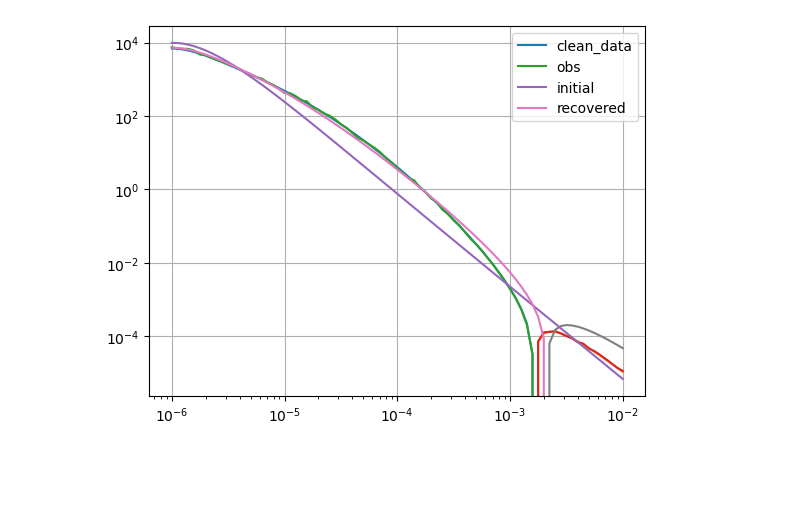
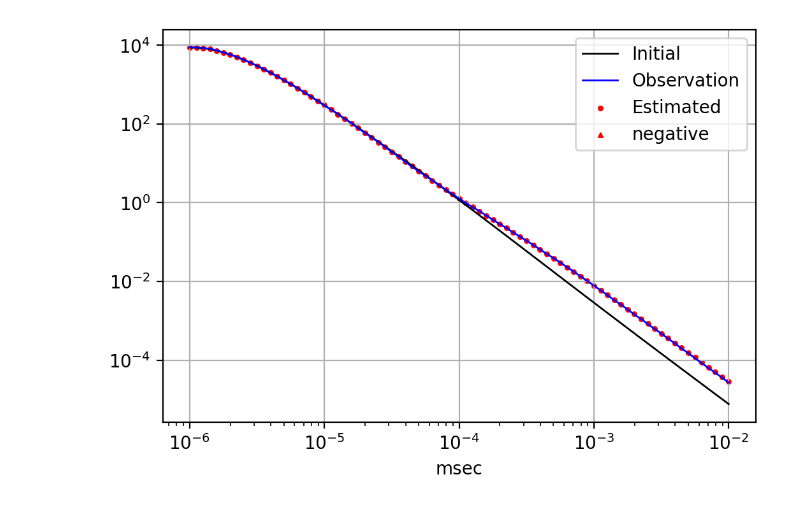
Before and after one commit to MasayukiMotoori/EOSC556B, a Jupyter notebook: Project_EMIP_1D.ipynb, the cells around one changed output. Drawn from its saved outputs; the diff is of its cells as text; code cells hidden in the pictures; blank space fills up the shorter version.

```diff
--- a/Project_EMIP_1D.ipynb
+++ b/Project_EMIP_1D.ipynb
@@ -22 +56,9 @@ from Project import EMIP1D
+# %%
+# Configuration is inspired by real system
+# K.Nakayama(2014)
+t = np.logspace(-8,-2, 61)
+tstrt = 1e-6
+tend = 1e-2
+tindex = (t >= tstrt) & (t <= tend)
+tplot = t[tindex]
 # %%
@@ -44,4 +73,5 @@ model_base = {
     'verb': 0
 }
 # %%
-EMIP =  EMIP1D(model_base,res_air,res_sea,nlayers,tindex)
+EMIP =  EMIP1D("pelton",model_base,
+    res_air,res_sea,res_seafloor,nlayers,tindex)
@@ -103,0 +276,8 @@ Steepest Descent
+# %%
+niter = 20
+beta = 1
+#model_SD, error, model_itr = EMIP.steepest_descent_linesearch(data_obs, model_init, niter)
+model_SD, error, model_itr = EMIP.steepest_descent_Reg_LS(
+    dobs=data_obs, model_init=model_init, niter=niter,beta=beta,
+    mu= 1e-4,gtol=1e-3
+)
@@ -104,15 +302,21 @@ Steepest Descent
 # %%
 data_pred = (EMIP.predicted_data(model_SD))
 # %%
-plt.loglog(tplot,data_clean,label = "clean_data")
-plt.loglog(tplot,-data_clean)
-plt.loglog(tplot,data_obs,label = "obs")
-plt.loglog(tplot,-data_obs)
-plt.loglog(tplot,data_init,label = "initial")
-plt.loglog(tplot,-data_init)
-plt.loglog(tplot,data_pred,label = "recovered")
-plt.loglog(tplot,-data_pred)
+plt.figure(figsize=(6, 4),dpi=200)
+
+plt.plot(tplot, data_init, "-", color="k", label="Initial", linewidth=1)
+plt.plot(tplot, -data_init, "--", color="k", linewidth=1)
+
+plt.plot(tplot, data_obs, "-", color="b", label="Observation", linewidth=1)
+plt.plot(tplot, -data_obs, "--", color="b", linewidth=1)
+
+plt.scatter(tplot, data_pred, color="r", label="Estimated", marker='o', s=5)
+plt.scatter(tplot, -data_pred,  color="r", label="negative",marker='^', s=5)
+plt.xlabel("msec")
+plt.xscale('log')
+plt.yscale('log')
 plt.legend()
 plt.grid()
+plt.show()
 # %% [output]
-[figure, old version]
+[figure, new version]
```
Also changed, not shown: parts of 31 cells of this notebook.
